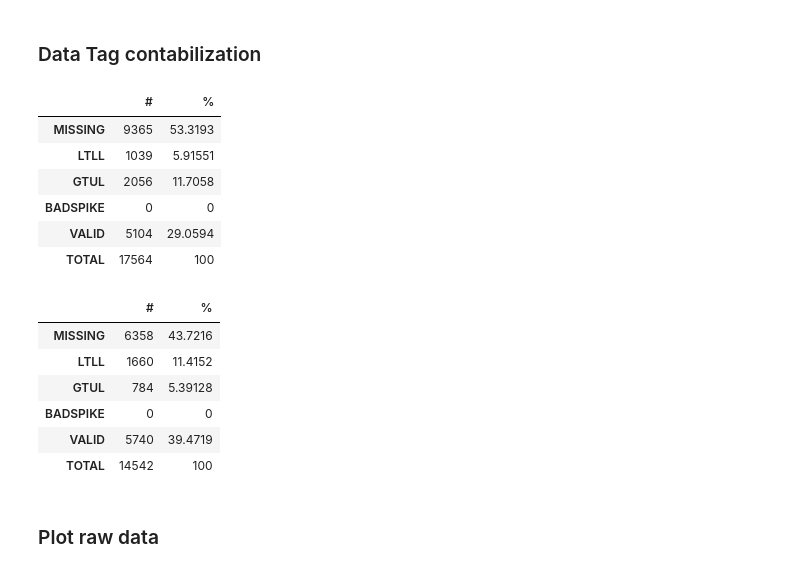
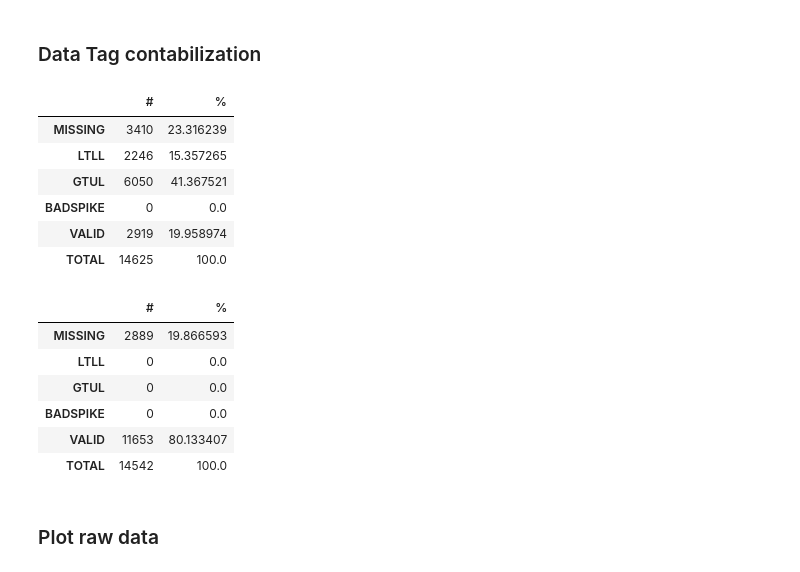
Before and after one commit to campofernando/lcqar-low-cost-monit-proc, a Jupyter notebook: field-data-treatment-Diamante_SO2.ipynb, the cells around one changed output. Cells and saved outputs as stored; diff of their text form; code cells hidden in the pictures.

Commit message:
Update SO2 notebook for working with data from micro SD

```diff
--- a/field-data-treatment-Diamante_SO2.ipynb
+++ b/field-data-treatment-Diamante_SO2.ipynb
@@ -236,27 +116,29 @@ alpha_so22_conc_data.sensor_dataframe.head()
 # %% [markdown]
 ### Data Tag contabilization
 # %%
-data_contabilization = count_tags(['MISSING','LTLL', 'GTUL', 'BADSPIKE', 'VALID'], alpha_so21_conc_data.sensor_dataframe)
+tags = ['MISSING','LTLL', 'GTUL', 'BADSPIKE', 'VALID']
+data_contabilization = sensor_analysis.count_tags(tags, alpha_so21_conc_data.sensor_dataframe)
 data_contabilization
 # %% [output]
 |  | # | % |
-| MISSING | 9365 | 53.3193 |
-| LTLL | 1039 | 5.91551 |
-| GTUL | 2056 | 11.7058 |
-| BADSPIKE | 0 | 0 |
-| VALID | 5104 | 29.0594 |
-| TOTAL | 17564 | 100 |
+| MISSING | 3410 | 23.316239 |
+| LTLL | 2246 | 15.357265 |
+| GTUL | 6050 | 41.367521 |
+| BADSPIKE | 0 | 0.0 |
+| VALID | 2919 | 19.958974 |
+| TOTAL | 14625 | 100.0 |
 # %%
-data_contabilization = count_tags(['MISSING','LTLL', 'GTUL', 'BADSPIKE', 'VALID'], alpha_so22_conc_data.sensor_dataframe)
+tags = ['MISSING','LTLL', 'GTUL', 'BADSPIKE', 'VALID']
+data_contabilization = sensor_analysis.count_tags(tags, alpha_so22_conc_data.sensor_dataframe)
 data_contabilization
 # %% [output]
 |  | # | % |
-| MISSING | 6358 | 43.7216 |
-| LTLL | 1660 | 11.4152 |
-| GTUL | 784 | 5.39128 |
-| BADSPIKE | 0 | 0 |
-| VALID | 5740 | 39.4719 |
-| TOTAL | 14542 | 100 |
+| MISSING | 2889 | 19.866593 |
+| LTLL | 0 | 0.0 |
+| GTUL | 0 | 0.0 |
+| BADSPIKE | 0 | 0.0 |
+| VALID | 11653 | 80.133407 |
+| TOTAL | 14542 | 100.0 |
 # %% [markdown]
 ### Plot raw data
 # %%
```
Also changed, not shown: parts of 57 cells of this notebook.
